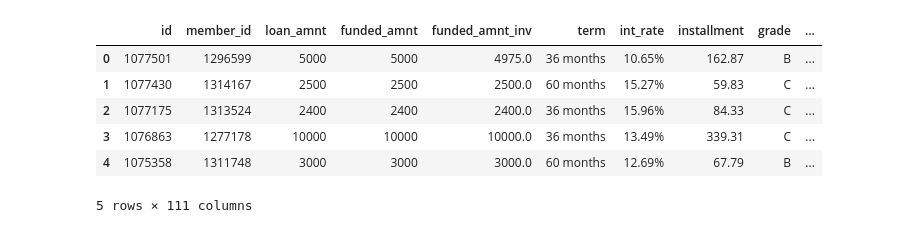
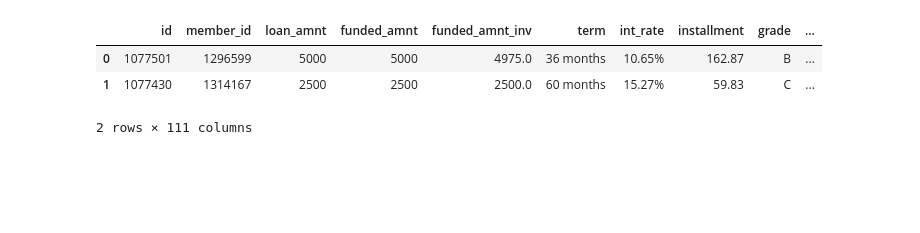
Before and after one commit to arooshp/lendingclub, a Jupyter notebook: lending_club_case_study.ipynb, the cells around one changed output. Drawn from its saved outputs; the diff is of its cells as text; code cells hidden in the pictures; blank space fills up the shorter version.

```diff
--- a/lending_club_case_study.ipynb
+++ b/lending_club_case_study.ipynb
@@ -3,11 +7,8 @@ import pandas as pd
 # %%
-data = pd.read_csv("loan.csv", low_memory=False)
-data.head(5)
+df = pd.read_csv("loan.csv", low_memory=False)
+df.head(2)
 # %% [output]
 |  | id | member_id | loan_amnt | funded_amnt | funded_amnt_inv | term | int_rate | installment | grade | ... |
 | 0 | 1077501 | 1296599 | 5000 | 5000 | 4975.0 | 36 months | 10.65% | 162.87 | B | ... |
 | 1 | 1077430 | 1314167 | 2500 | 2500 | 2500.0 | 60 months | 15.27% | 59.83 | C | ... |
-| 2 | 1077175 | 1313524 | 2400 | 2400 | 2400.0 | 36 months | 15.96% | 84.33 | C | ... |
-| 3 | 1076863 | 1277178 | 10000 | 10000 | 10000.0 | 36 months | 13.49% | 339.31 | C | ... |
-| 4 | 1075358 | 1311748 | 3000 | 3000 | 3000.0 | 60 months | 12.69% | 67.79 | B | ... |
-5 rows × 111 columns
+2 rows × 111 columns
```
Also changed, not shown: parts of 15 cells of this notebook, 2 other files.
